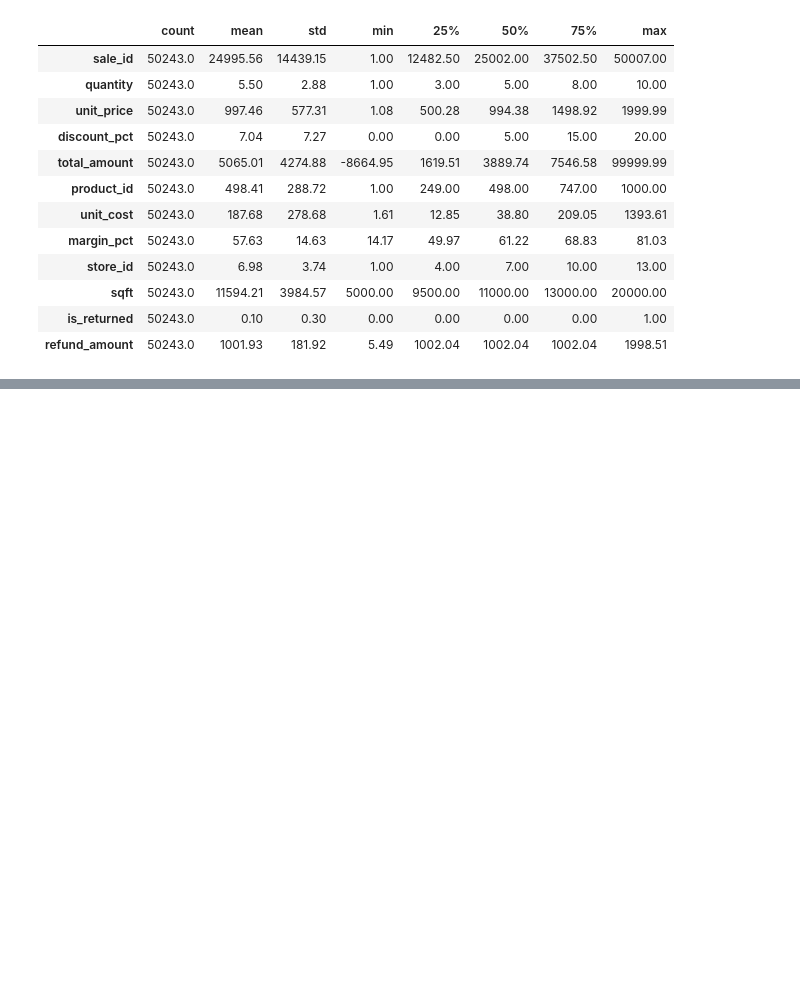
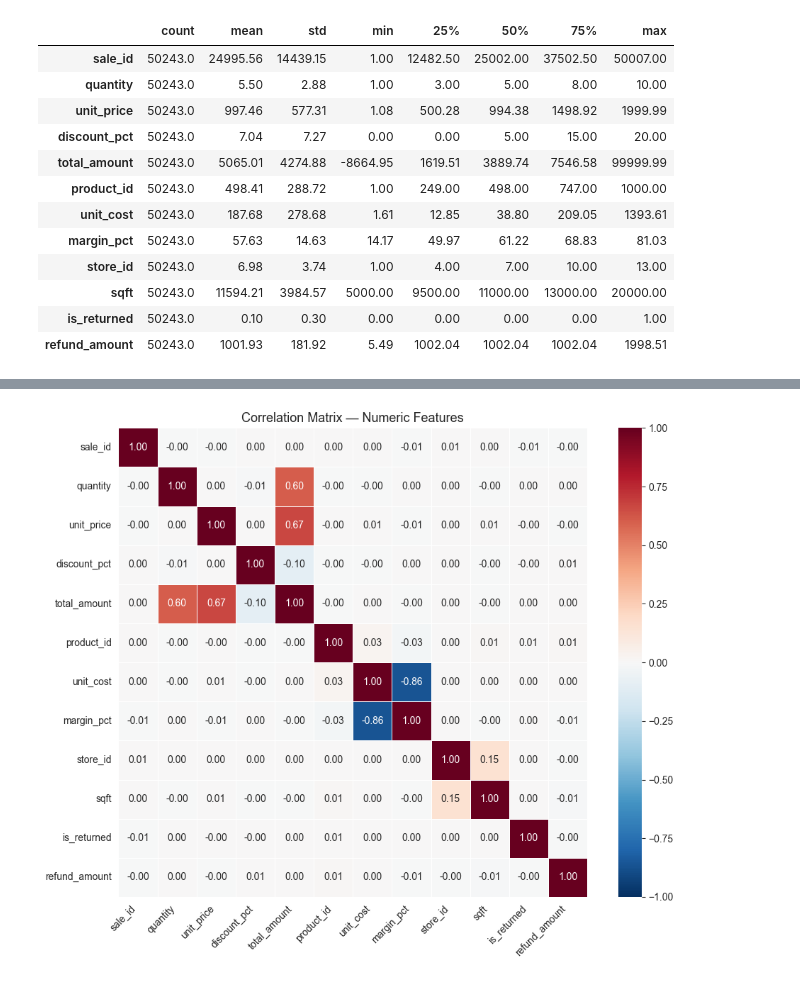
Before and after one commit to samuadesina/eda-exploration, a Jupyter notebook: notebooks/01_eda_exploration.ipynb, the cells around one changed output, grey strips where cells are left out. Cells and saved outputs as stored; diff of their text form; code cells hidden in the pictures; blank space fills up the shorter version.

Commit message:
update: notebook analysis updated

```diff
--- a/notebooks/01_eda_exploration.ipynb
+++ b/notebooks/01_eda_exploration.ipynb
@@ -389,0 +423,86 @@ Downtown Flagship       Books   4858.709304   5065.468003          -206.76
+# %%
+# ── Cell 6: Q2 — Discount Impact (Pearson Correlation) ───────────────────
+# Does offering higher discounts actually drive higher sales volume?
+# Pearson correlation between discount_pct and total_amount.
+# A negative r means higher discounts → lower revenue totals.
+
+engine.correlation()
+
+if 'correlation' in engine.results:
+    # ── Heatmap: full correlation matrix ─────────────────────────────────
+    corr_df = pd.DataFrame(engine.results['correlation']['matrix'])
+
+    fig, ax = plt.subplots(figsize=(10, 8))
+    sns.heatmap(
+        corr_df,
+        annot=True, fmt='.2f',
+        cmap='RdBu_r', vmin=-1, vmax=1,
+        square=True, linewidths=0.5,
+        ax=ax
+    )
+    ax.set_title('Correlation Matrix — Numeric Features', fontsize=13)
+    plt.xticks(rotation=45, ha='right')
+    plt.yticks(rotation=0)
+    plt.tight_layout()
+    plt.savefig(REPORTS_DIR / 'correlation_heatmap.png', dpi=150, bbox_inches='tight')
+    plt.show()
+    print('Saved → reports/correlation_heatmap.png')
+
+    # ── Scatter: discount_pct vs total_amount ─────────────────────────────
+    if 'discount_pct' in analysis_df.columns and 'total_amount' in analysis_df.columns:
+        from scipy import stats
+
+        clean = analysis_df[['discount_pct', 'total_amount']].dropna()
+        r, p_value = stats.pearsonr(clean['discount_pct'], clean['total_amount'])
+
+        fig, ax = plt.subplots(figsize=(10, 5))
+        ax.scatter(
+            clean['discount_pct'],
+            clean['total_amount'],
+            alpha=0.3,
+            color='steelblue',
+            edgecolors='none',
+            s=10
+        )
+
+        # Trend line
+        m, b = np.polyfit(clean['discount_pct'], clean['total_amount'], 1)
+        x_line = np.linspace(clean['discount_pct'].min(), clean['discount_pct'].max(), 100)
+        ax.plot(x_line, m * x_line + b, color='crimson', linewidth=2, label='Trend line')
+
+        ax.set_title(
+            f'Discount % vs Total Amount  |  r = {r:.4f}  |  p = {p_value:.4f}',
+            fontsize=13
+        )
+        ax.set_xlabel('Discount % (discount_pct)')
+        ax.set_ylabel('Total Amount (£)')
+        ax.legend()
+        plt.tight_layout()
+        plt.savefig(REPORTS_DIR / 'q2_discount_correlation.png', dpi=150, bbox_inches='tight')
+        plt.show()
+        print('Saved → reports/q2_discount_correlation.png')
+
+        # ── Answer ────────────────────────────────────────────────────────
+        print('\n' + '=' * 55)
+        print('  Q2 — DISCOUNT IMPACT ANSWER')
+        print('=' * 55)
+        print(f'  Pearson r  : {r:.4f}')
+        print(f'  P-value    : {p_value:.4f}')
+        print(f'  Significant: {"Yes" if p_value < 0.05 else "No"} (α = 0.05)')
+        print(f'  Sample size: {len(clean):,}')
+        print()
+        if r < 0:
+            print('  ⚠ NEGATIVE CORRELATION DETECTED')
+            print('  Higher discounts correlate with LOWER revenue totals.')
+            print('  The company is losing margin for nothing.')
+        else:
+            print('  ✅ POSITIVE CORRELATION')
+            print('  Higher discounts correlate with HIGHER revenue totals.')
+        print('=' * 55)
+
+    # ── Strongest pairs summary ───────────────────────────────────────────
+    print('\nStrongest correlations across all features:')
+    for pair in engine.results['correlation']['strong_pairs'][:5]:
+        direction = '↑' if pair['direction'] == 'positive' else '↓'
+        print(f"  {pair['col_a']} ↔ {pair['col_b']}: r={pair['correlation']:.3f} ({pair['strength']} {direction})")
+# %% [output]
@@ -389,0 +511 @@ Downtown Flagship       Books   4858.709304   5065.468003          -206.76
+[figure, added]
```
Also changed, not shown: parts of 6 cells of this notebook.
